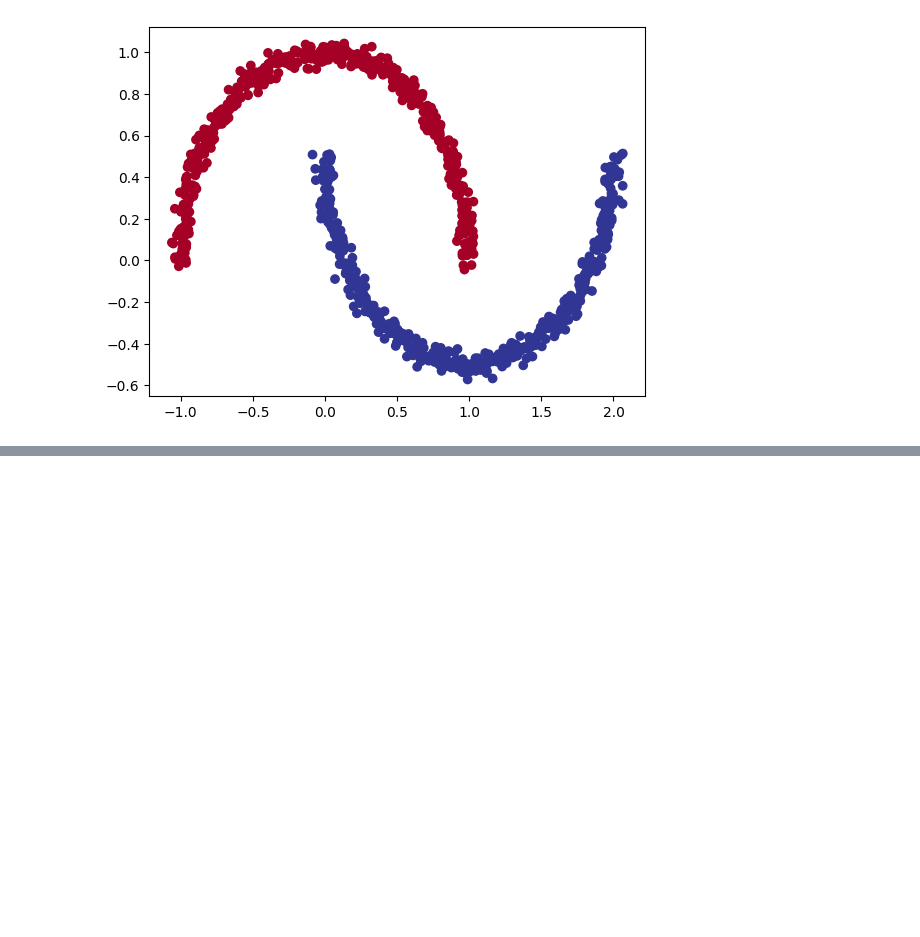
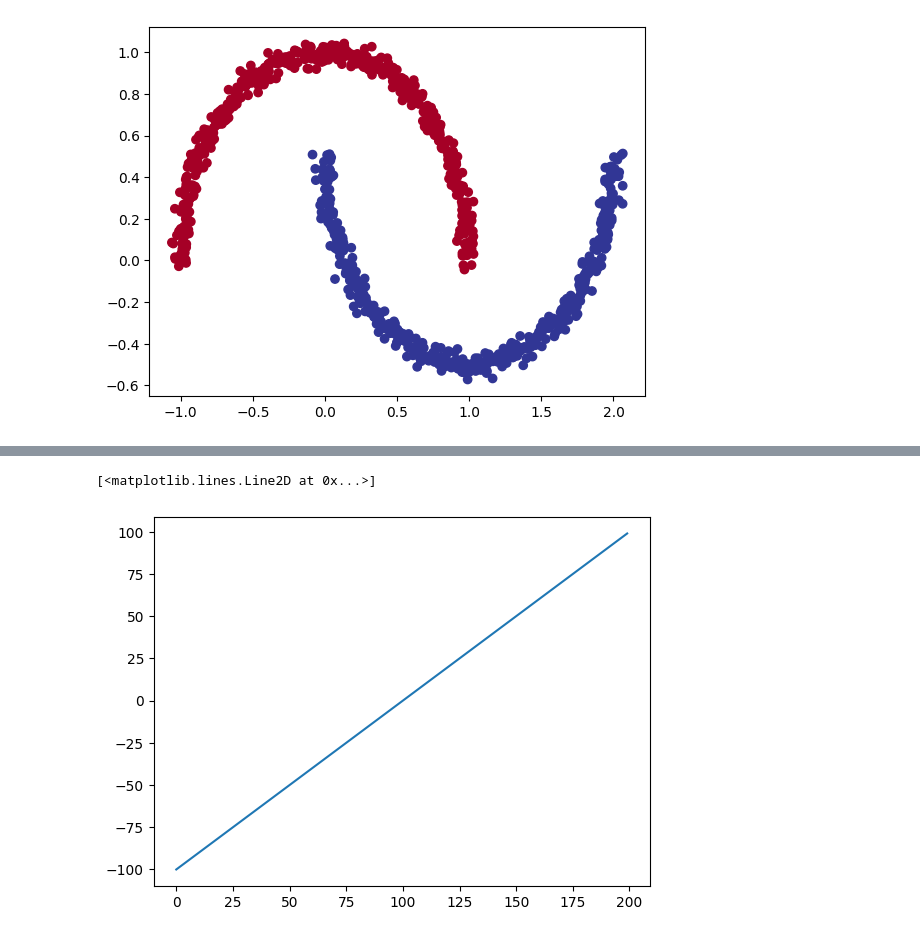
Before and after one commit to Ed-Marcavage/PyTorch, a Jupyter notebook: classification_exercise.ipynb, the cells around one changed output, grey strips where cells are left out. Saved outputs shown, nothing was run; the diff lists cells and outputs as text; code cells hidden in the pictures; blank space fills up the shorter version.

```diff
--- a/classification_exercise.ipynb
+++ b/classification_exercise.ipynb
@@ -45,0 +231,6 @@ class ExerciseModel(nn.Module):
+# %%
+tensor_A = torch.arange(-100, 100, 1)
+plt.plot(tensor_A)
+# %% [output]
+[<matplotlib.lines.Line2D at 0x...>]
+[figure, added]
```
Also changed, not shown: parts of 21 cells of this notebook.
